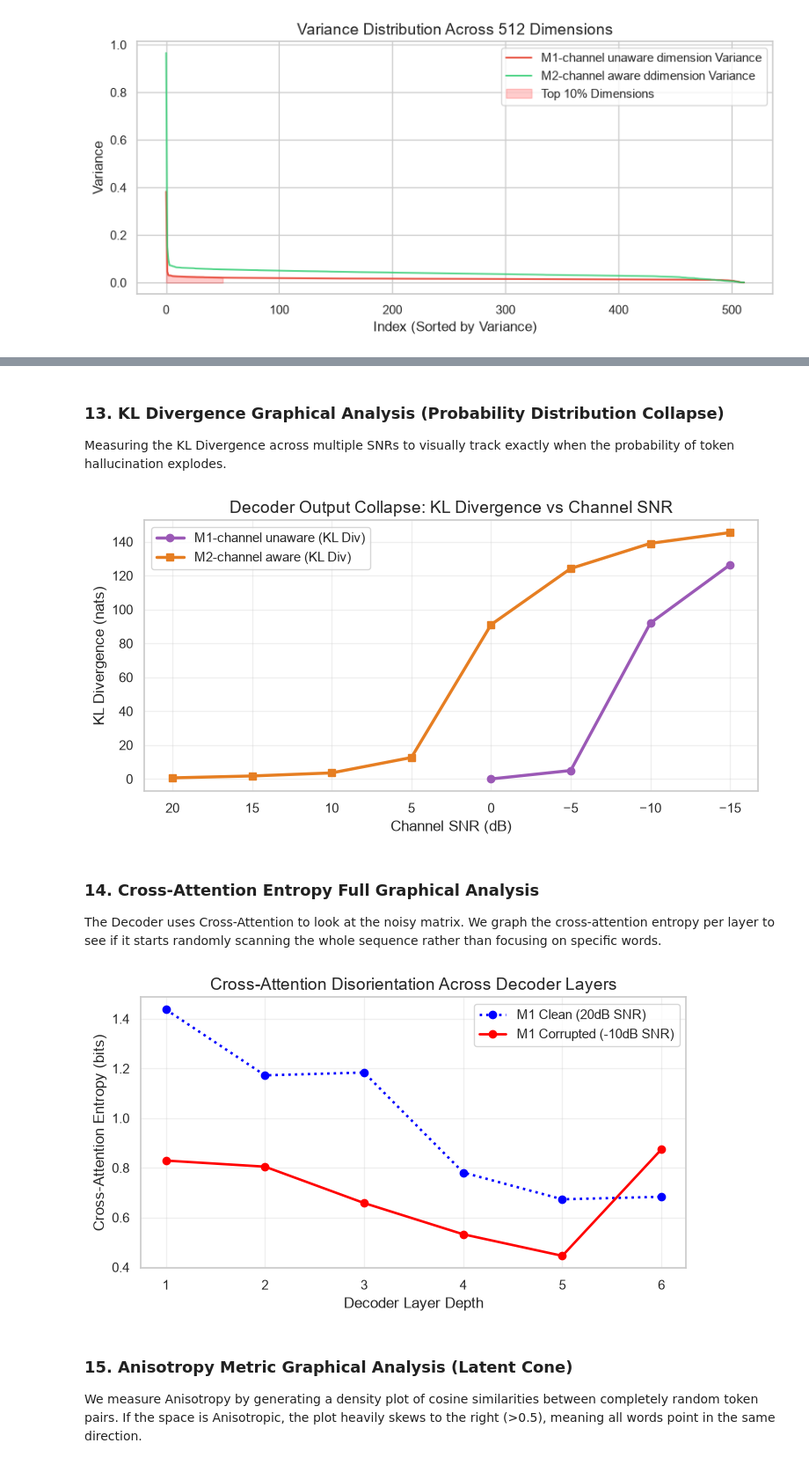
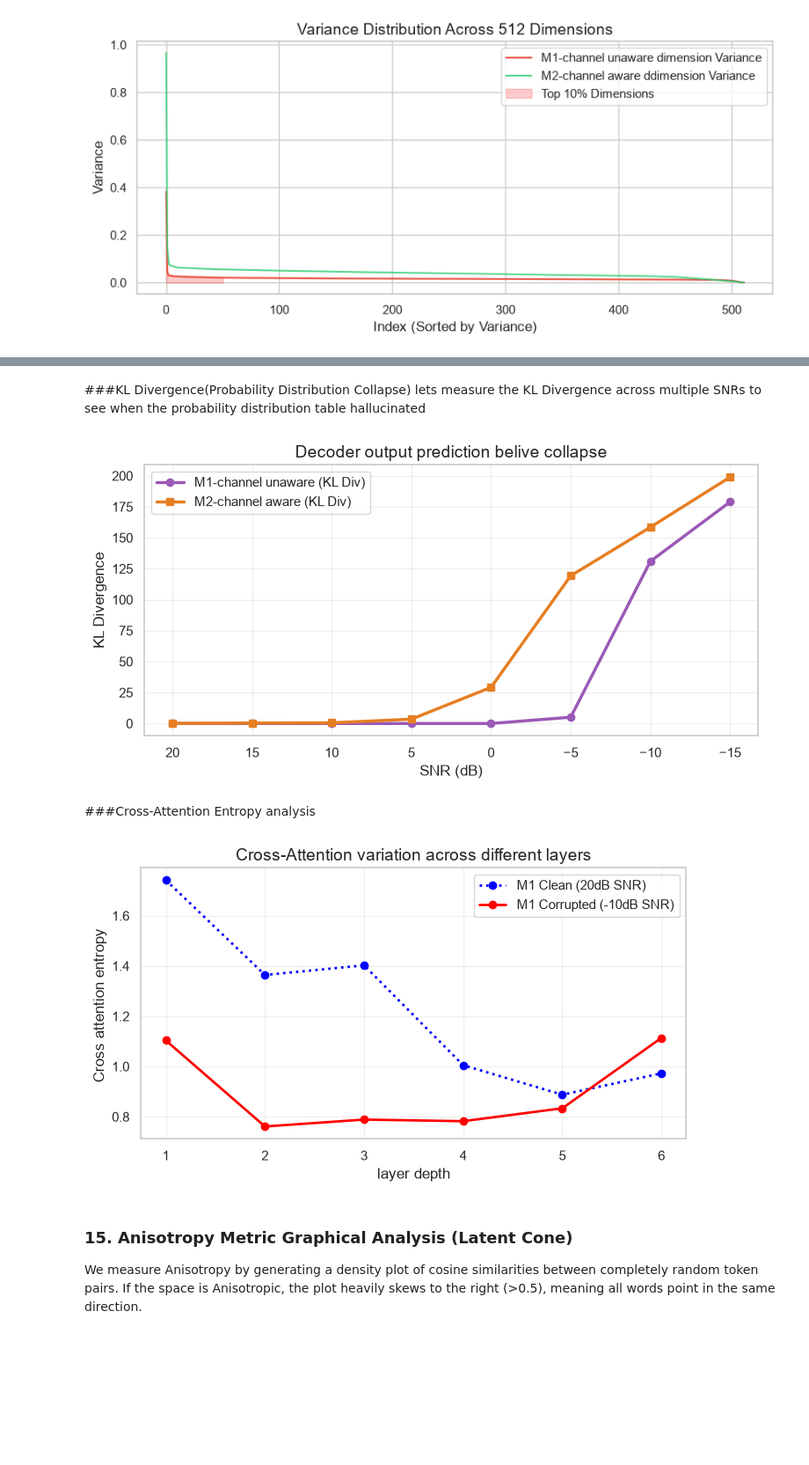
Before and after one commit to arpit-raj-001/semantic_communication_for_6G, a Jupyter notebook: notebooks/00_phase_2_mathematical_analysis.ipynb, the cells around one changed output, grey strips where cells are left out. Shown at 88% size. Drawn from its saved outputs; the diff is of its cells as text; code cells hidden in the pictures; blank space fills up the shorter version.

```diff
--- a/notebooks/00_phase_2_mathematical_analysis.ipynb
+++ b/notebooks/00_phase_2_mathematical_analysis.ipynb
@@ -395,6 +395,6 @@ plt.show()
 # %% [markdown]
-### 13. KL Divergence Graphical Analysis (Probability Distribution Collapse)
-Measuring the KL Divergence across multiple SNRs to visually track exactly when the probability of token hallucination explodes.
+###KL Divergence(Probability Distribution Collapse)
+lets measure the KL Divergence across multiple SNRs to see when the probability distribution table hallucinated
 # %%
 def kl_sweep_graph(model, sentence, snrs):
     kls = []
@@ -410,7 +410,7 @@ def kl_sweep_graph(model, sentence, snrs):
     return kls
 
 snr_range_kl = [20.0, 15.0, 10.0, 5.0, 0.0, -5.0, -10.0, -15.0]
-test_str = "Semantic communication uses generative AI layers."
+test_str = "i dont know how can someone be as perfect as aadya"
 kl_m1 = kl_sweep_graph(model1, test_str, snr_range_kl)
 
 plt.figure(figsize=(9, 4))
@@ -420,48 +420,47 @@ if model2_available:
     plt.plot(snr_range_kl, kl_m2, marker='s', lw=2.5, color='#e67e22', label='M2-channel aware (KL Div)')
 
 plt.gca().invert_xaxis()
-plt.title("Decoder Output Collapse: KL Divergence vs Channel SNR", fontsize=14)
-plt.xlabel("Channel SNR (dB)")
-plt.ylabel("KL Divergence (nats)")
+plt.title("Decoder output prediction belive collapse", fontsize=14)
+plt.xlabel("SNR (dB)")
+plt.ylabel("KL Divergence")
 plt.legend()
 plt.grid(True, alpha=0.3)
 plt.show()
 # %% [output]
-[figure, old version]
+[figure, new version]
-# %% [markdown]
-### 14. Cross-Attention Entropy Full Graphical Analysis
-The Decoder uses Cross-Attention to look at the noisy matrix. We graph the cross-attention entropy per layer to see if it starts randomly scanning the whole sequence rather than focusing on specific words.
+# %% [markdown]
+###Cross-Attention Entropy analysis
 # %%
 def get_cross_attention_entropy(model, sentence, snr_val):
     inputs = tokenizer(sentence, return_tensors="pt").to(device)
     with torch.no_grad():
         encoder_outputs = model.t5.encoder(input_ids=inputs["input_ids"], attention_mask=inputs["attention_mask"], return_dict=True)
         noisy_hidden = model.channel(encoder_outputs.last_hidden_state, snr_db_override=snr_val)
         encoder_outputs.last_hidden_state = noisy_hidden
 
         outputs = model.t5(encoder_outputs=encoder_outputs, labels=inputs["input_ids"], output_attentions=True, return_dict=True)
         entropies = []
         for layer_ca in outputs.cross_attentions:
             ca = layer_ca[0] + 1e-10
             ent = -torch.sum(ca * torch.log(ca), dim=-1).mean().item()
             entropies.append(ent)
     return entropies
 
 ca_clean = get_cross_attention_entropy(model1, test_str, 20.0)
 ca_noisy = get_cross_attention_entropy(model1, test_str, -10.0)
 
 plt.figure(figsize=(8, 4))
 plt.plot(range(1, 7), ca_clean, marker='o', linestyle=':', color='blue', lw=2, label='M1 Clean (20dB SNR)')
 plt.plot(range(1, 7), ca_noisy, marker='o', color='red', lw=2, label='M1 Corrupted (-10dB SNR)')
-plt.title("Cross-Attention Disorientation Across Decoder Layers", fontsize=14)
-plt.xlabel("Decoder Layer Depth")
-plt.ylabel("Cross-Attention Entropy (bits)")
+plt.title("Cross-Attention variation across different layers", fontsize=14)
+plt.xlabel("layer depth")
+plt.ylabel("Cross attention entropy ")
 plt.xticks(range(1, 7))
 plt.grid(True, alpha=0.3)
 plt.legend()
 plt.show()
 # %% [output]
-[figure, old version]
+[figure, new version]
 # %% [markdown]
 ### 15. Anisotropy Metric Graphical Analysis (Latent Cone)
 We measure Anisotropy by generating a density plot of cosine similarities between completely random token pairs. If the space is Anisotropic, the plot heavily skews to the right (>0.5), meaning all words point in the same direction.
```
Also changed, not shown: parts of 18 cells of this notebook, 15 other files.
